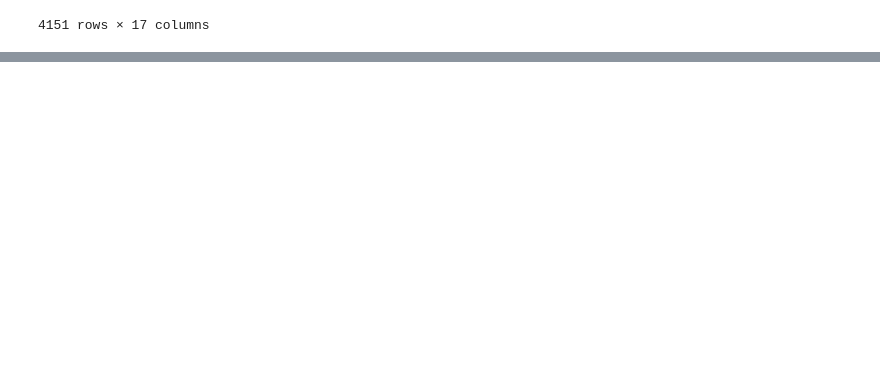
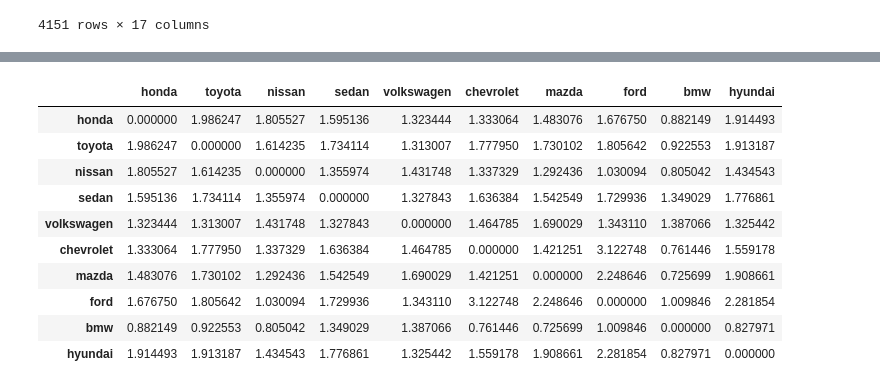
Before and after one commit to zack-tan/car-forums-text-analysis, a Jupyter notebook: ananya_a&b.ipynb, the cells around one changed output, grey strips where cells are left out. Drawn from its saved outputs; the diff is of its cells as text; code cells hidden in the pictures; blank space fills up the shorter version.

Commit message:
lift df

```diff
--- a/ananya_a&b.ipynb
+++ b/ananya_a&b.ipynb
@@ -162,0 +190,38 @@ for i in brand_names:
+# %%
+def lift_calculator(a,b, prob_df):
+    prob_a = prob_df.loc[a,a]
+    prob_b = prob_df.loc[b,b]
+    porb_a_b = prob_df.loc[a,b]
+    lift = porb_a_b/ (prob_a* prob_b)
+    return lift
+# %%
+#calculating lift between brands
+
+lift_df = pd.DataFrame(columns = brand_names)
+
+for i in brand_names:
+    lift = []
+    for j in brand_names:
+        if i == j:
+            lift_val = 0
+            lift.append(lift_val)
+        else:
+            lift_val = lift_calculator(i,j,prob_df)
+            lift.append(lift_val)
+    lift_df[i] = lift
+
+#renaming the index
+lift_df.index = brand_names
+lift_df
+# %% [output]
+|  | honda | toyota | nissan | sedan | volkswagen | chevrolet | mazda | ford | bmw | hyundai |
+| honda | 0.000000 | 1.986247 | 1.805527 | 1.595136 | 1.323444 | 1.333064 | 1.483076 | 1.676750 | 0.882149 | 1.914493 |
+| toyota | 1.986247 | 0.000000 | 1.614235 | 1.734114 | 1.313007 | 1.777950 | 1.730102 | 1.805642 | 0.922553 | 1.913187 |
+| nissan | 1.805527 | 1.614235 | 0.000000 | 1.355974 | 1.431748 | 1.337329 | 1.292436 | 1.030094 | 0.805042 | 1.434543 |
+| sedan | 1.595136 | 1.734114 | 1.355974 | 0.000000 | 1.327843 | 1.636384 | 1.542549 | 1.729936 | 1.349029 | 1.776861 |
+| volkswagen | 1.323444 | 1.313007 | 1.431748 | 1.327843 | 0.000000 | 1.464785 | 1.690029 | 1.343110 | 1.387066 | 1.325442 |
+| chevrolet | 1.333064 | 1.777950 | 1.337329 | 1.636384 | 1.464785 | 0.000000 | 1.421251 | 3.122748 | 0.761446 | 1.559178 |
+| mazda | 1.483076 | 1.730102 | 1.292436 | 1.542549 | 1.690029 | 1.421251 | 0.000000 | 2.248646 | 0.725699 | 1.908661 |
+| ford | 1.676750 | 1.805642 | 1.030094 | 1.729936 | 1.343110 | 3.122748 | 2.248646 | 0.000000 | 1.009846 | 2.281854 |
+| bmw | 0.882149 | 0.922553 | 0.805042 | 1.349029 | 1.387066 | 0.761446 | 0.725699 | 1.009846 | 0.000000 | 0.827971 |
+| hyundai | 1.914493 | 1.913187 | 1.434543 | 1.776861 | 1.325442 | 1.559178 | 1.908661 | 2.281854 | 0.827971 | 0.000000 |
```
Also changed, not shown: parts of 2 cells of this notebook.
